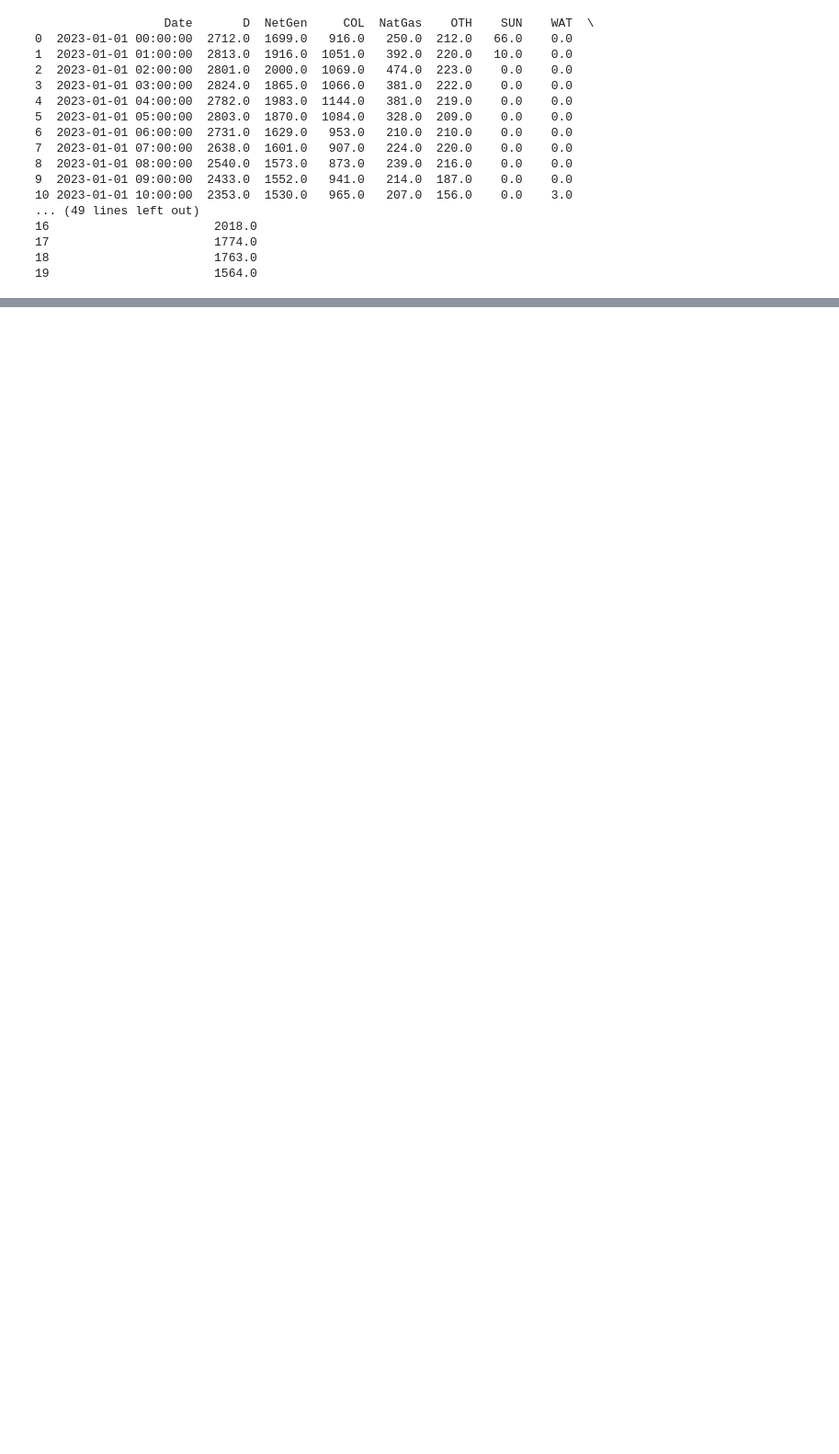
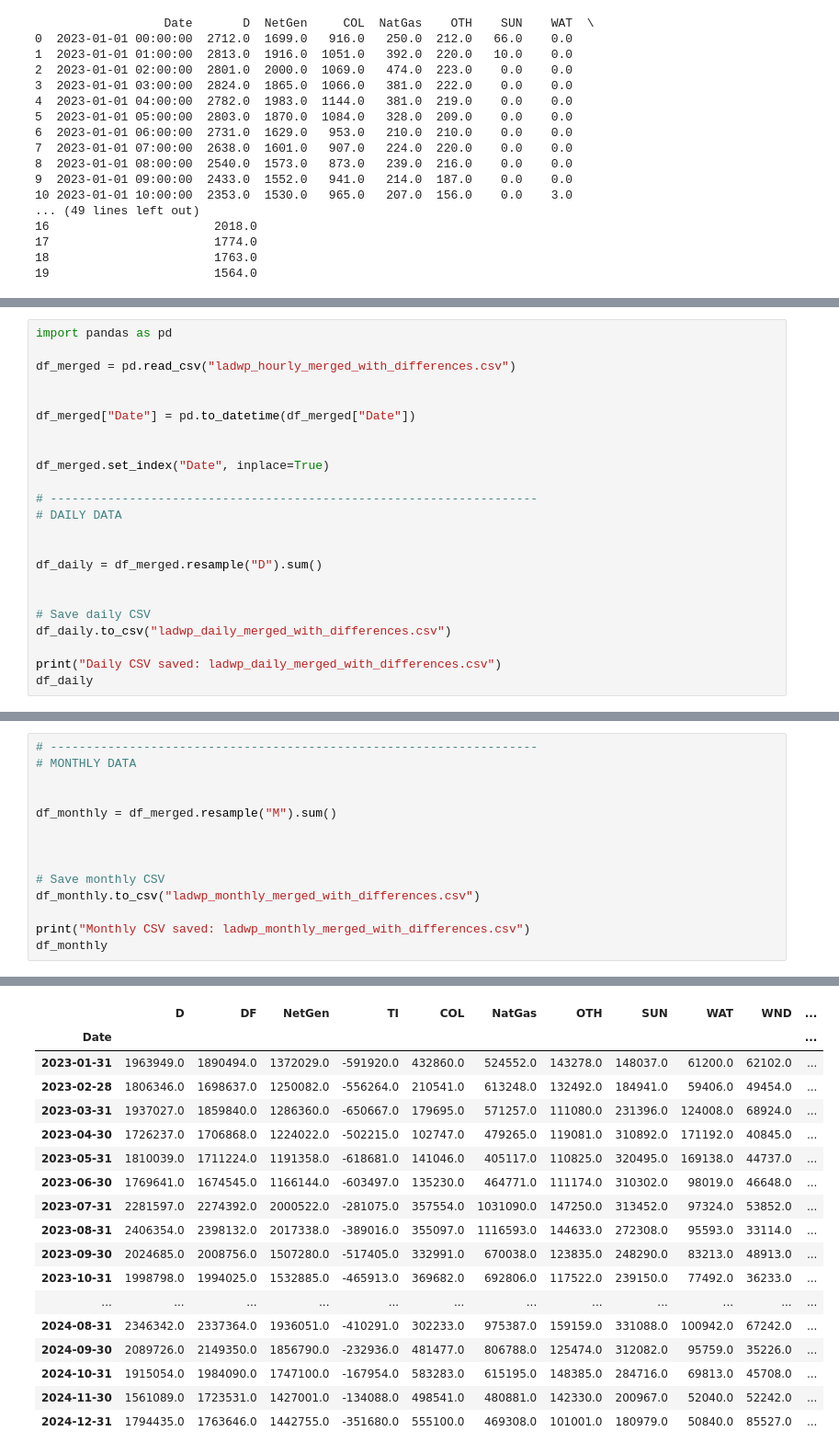
Before and after one commit to Sustainable-Building-Energy/Sustainable, a Jupyter notebook: LADWP_electricity.ipynb, the cells around one changed output, grey strips where cells are left out. Shown at 92% size. Drawn from its saved outputs; the diff is of its cells as text; blank space fills up the shorter version.

Commit message:
Add LADWP notebook and datasets; update test notebook

```diff
--- a/LADWP_electricity.ipynb
+++ b/LADWP_electricity.ipynb
@@ -743,0 +758,23 @@ df_merged.to_csv("ladwp_hourly_merged_with_differences.csv", index=False)
+# %%
+import pandas as pd
+
+df_merged = pd.read_csv("ladwp_hourly_merged_with_differences.csv")
+
+
+df_merged["Date"] = pd.to_datetime(df_merged["Date"])
+
+
+df_merged.set_index("Date", inplace=True)
+
+# --------------------------------------------------------------------
+# DAILY DATA
+
+
+df_daily = df_merged.resample("D").sum()
+
+
+# Save daily CSV
+df_daily.to_csv("ladwp_daily_merged_with_differences.csv")
+
+print("Daily CSV saved: ladwp_daily_merged_with_differences.csv")
+df_daily
@@ -743,0 +797,15 @@ df_merged.to_csv("ladwp_hourly_merged_with_differences.csv", index=False)
+# %%
+# --------------------------------------------------------------------
+# MONTHLY DATA
+
+
+df_monthly = df_merged.resample("M").sum()
+
+
+
+# Save monthly CSV
+df_monthly.to_csv("ladwp_monthly_merged_with_differences.csv")
+
+print("Monthly CSV saved: ladwp_monthly_merged_with_differences.csv")
+df_monthly
+# %% [output]
@@ -743,0 +813,18 @@ df_merged.to_csv("ladwp_hourly_merged_with_differences.csv", index=False)
+|  | D | DF | NetGen | TI | COL | NatGas | OTH | SUN | WAT | WND | ... |
+| Date |  |  |  |  |  |  |  |  |  |  | ... |
+| 2023-01-31 | 1963949.0 | 1890494.0 | 1372029.0 | -591920.0 | 432860.0 | 524552.0 | 143278.0 | 148037.0 | 61200.0 | 62102.0 | ... |
+| 2023-02-28 | 1806346.0 | 1698637.0 | 1250082.0 | -556264.0 | 210541.0 | 613248.0 | 132492.0 | 184941.0 | 59406.0 | 49454.0 | ... |
+| 2023-03-31 | 1937027.0 | 1859840.0 | 1286360.0 | -650667.0 | 179695.0 | 571257.0 | 111080.0 | 231396.0 | 124008.0 | 68924.0 | ... |
+| 2023-04-30 | 1726237.0 | 1706868.0 | 1224022.0 | -502215.0 | 102747.0 | 479265.0 | 119081.0 | 310892.0 | 171192.0 | 40845.0 | ... |
+| 2023-05-31 | 1810039.0 | 1711224.0 | 1191358.0 | -618681.0 | 141046.0 | 405117.0 | 110825.0 | 320495.0 | 169138.0 | 44737.0 | ... |
+| 2023-06-30 | 1769641.0 | 1674545.0 | 1166144.0 | -603497.0 | 135230.0 | 464771.0 | 111174.0 | 310302.0 | 98019.0 | 46648.0 | ... |
+| 2023-07-31 | 2281597.0 | 2274392.0 | 2000522.0 | -281075.0 | 357554.0 | 1031090.0 | 147250.0 | 313452.0 | 97324.0 | 53852.0 | ... |
+| 2023-08-31 | 2406354.0 | 2398132.0 | 2017338.0 | -389016.0 | 355097.0 | 1116593.0 | 144633.0 | 272308.0 | 95593.0 | 33114.0 | ... |
+| 2023-09-30 | 2024685.0 | 2008756.0 | 1507280.0 | -517405.0 | 332991.0 | 670038.0 | 123835.0 | 248290.0 | 83213.0 | 48913.0 | ... |
+| 2023-10-31 | 1998798.0 | 1994025.0 | 1532885.0 | -465913.0 | 369682.0 | 692806.0 | 117522.0 | 239150.0 | 77492.0 | 36233.0 | ... |
+| ... | ... | ... | ... | ... | ... | ... | ... | ... | ... | ... | ... |
+| 2024-08-31 | 2346342.0 | 2337364.0 | 1936051.0 | -410291.0 | 302233.0 | 975387.0 | 159159.0 | 331088.0 | 100942.0 | 67242.0 | ... |
+| 2024-09-30 | 2089726.0 | 2149350.0 | 1856790.0 | -232936.0 | 481477.0 | 806788.0 | 125474.0 | 312082.0 | 95759.0 | 35226.0 | ... |
+| 2024-10-31 | 1915054.0 | 1984090.0 | 1747100.0 | -167954.0 | 583283.0 | 615195.0 | 148385.0 | 284716.0 | 69813.0 | 45708.0 | ... |
+| 2024-11-30 | 1561089.0 | 1723531.0 | 1427001.0 | -134088.0 | 498541.0 | 480881.0 | 142330.0 | 200967.0 | 52040.0 | 52242.0 | ... |
+| 2024-12-31 | 1794435.0 | 1763646.0 | 1442755.0 | -351680.0 | 555100.0 | 469308.0 | 101001.0 | 180979.0 | 50840.0 | 85527.0 | ... |
```
Also changed, not shown: parts of 7 cells of this notebook, 5 other files.
